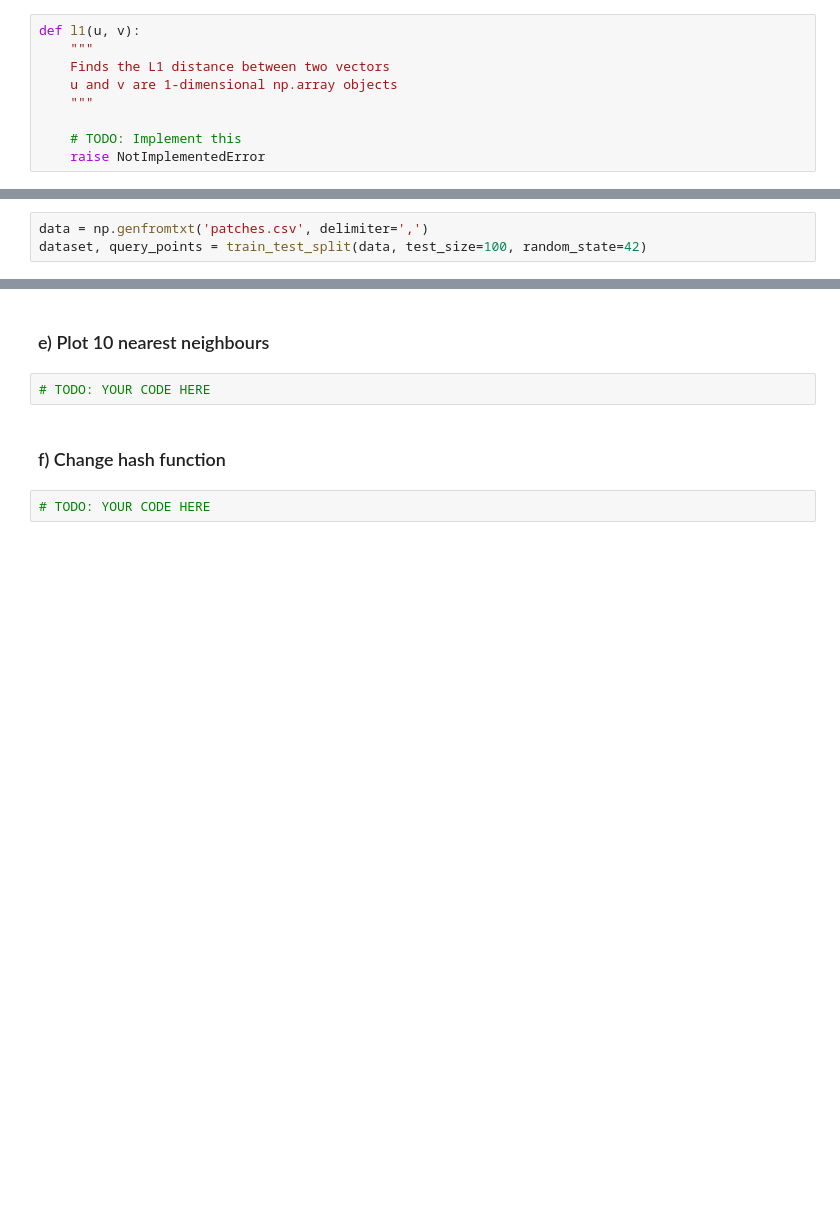
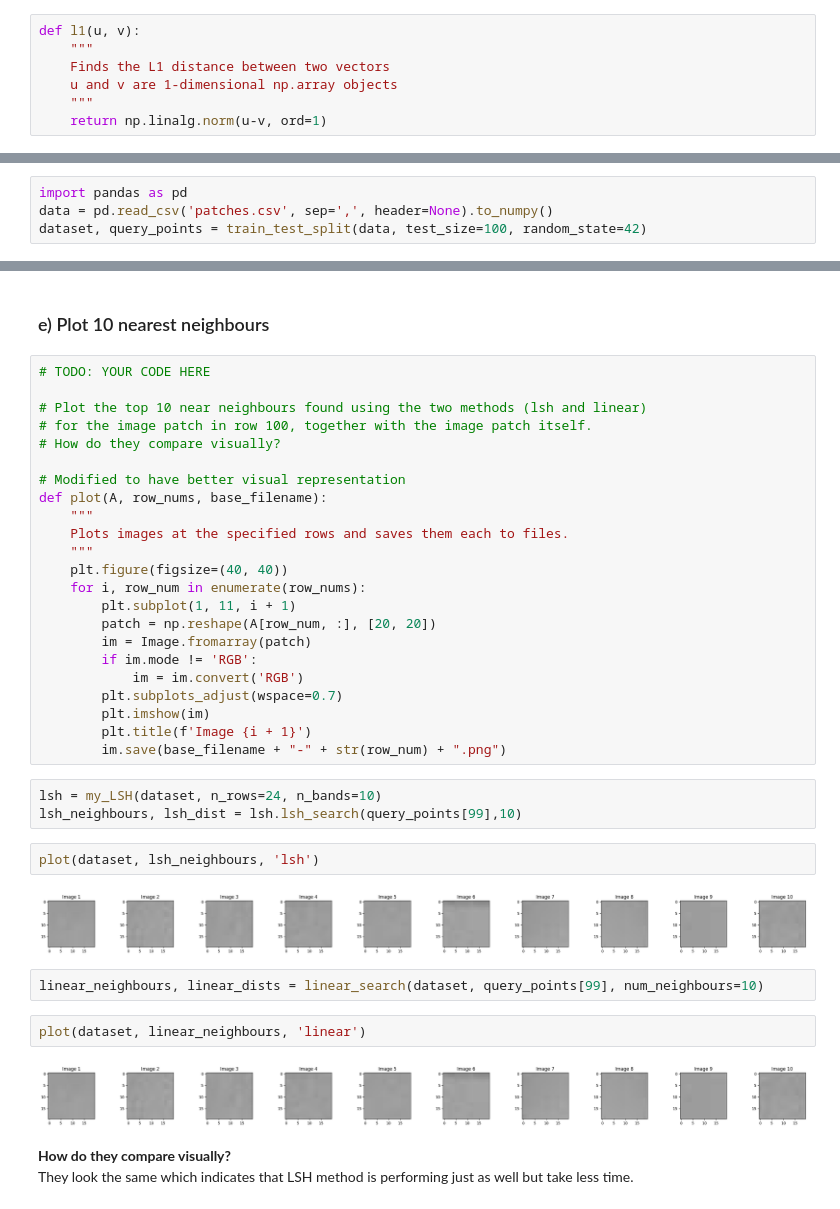
Before and after one commit to kina19131/DS_BigData-LSH, a Jupyter notebook: submit/MIE524_A3.ipynb, the cells around one changed output, grey strips where cells are left out. Saved outputs shown, nothing was run; the diff lists cells and outputs as text; blank space fills up the shorter version.

```diff
--- a/submit/MIE524_A3.ipynb
+++ b/submit/MIE524_A3.ipynb
@@ -17,9 +17,7 @@ def l1(u, v):
     Finds the L1 distance between two vectors
     u and v are 1-dimensional np.array objects
     """
-
-    # TODO: Implement this
-    raise NotImplementedError
+    return np.linalg.norm(u-v, ord=1)
 # %%
 class my_LSH:
     def __init__(self, dataset, n_bands, n_rows):
@@ -147,3 +176,4 @@ class TestLSH(unittest.TestCase):
 # %%
-data = np.genfromtxt('patches.csv', delimiter=',')
+import pandas as pd
+data = pd.read_csv('patches.csv', sep=',', header=None).to_numpy()
 dataset, query_points = train_test_split(data, test_size=100, random_state=42)
@@ -175,8 +405,41 @@ def lsh_error( lsh_dist, linear_dist ):
 # %% [markdown]
 ### e) Plot 10 nearest neighbours
-# %%
-# TODO: YOUR CODE HERE
-# %% [markdown]
-### f) Change hash function
-# %%
-# TODO: YOUR CODE HERE
+# %%
+# TODO: YOUR CODE HERE
+
+# Plot the top 10 near neighbours found using the two methods (lsh and linear)
+# for the image patch in row 100, together with the image patch itself.
+# How do they compare visually?
+
+# Modified to have better visual representation
+def plot(A, row_nums, base_filename):
+    """
+    Plots images at the specified rows and saves them each to files.
+    """
+    plt.figure(figsize=(40, 40))
+    for i, row_num in enumerate(row_nums):
+        plt.subplot(1, 11, i + 1)
+        patch = np.reshape(A[row_num, :], [20, 20])
+        im = Image.fromarray(patch)
+        if im.mode != 'RGB':
+            im = im.convert('RGB')
+        plt.subplots_adjust(wspace=0.7)
+        plt.imshow(im)
+        plt.title(f'Image {i + 1}')
+        im.save(base_filename + "-" + str(row_num) + ".png")
+# %%
+lsh = my_LSH(dataset, n_rows=24, n_bands=10)
+lsh_neighbours, lsh_dist = lsh.lsh_search(query_points[99],10)
+# %%
+plot(dataset, lsh_neighbours, 'lsh')
+# %% [output]
+[figure, added]
+# %%
+linear_neighbours, linear_dists = linear_search(dataset, query_points[99], num_neighbours=10)
+# %%
+plot(dataset, linear_neighbours, 'linear')
+# %% [output]
+[figure, added]
+# %% [markdown]
+**How do they compare visually?** <br>
+They look the same which indicates that LSH method is performing just as well but take less time.
```
Also changed, not shown: parts of 22 cells of this notebook, 1 other file.
